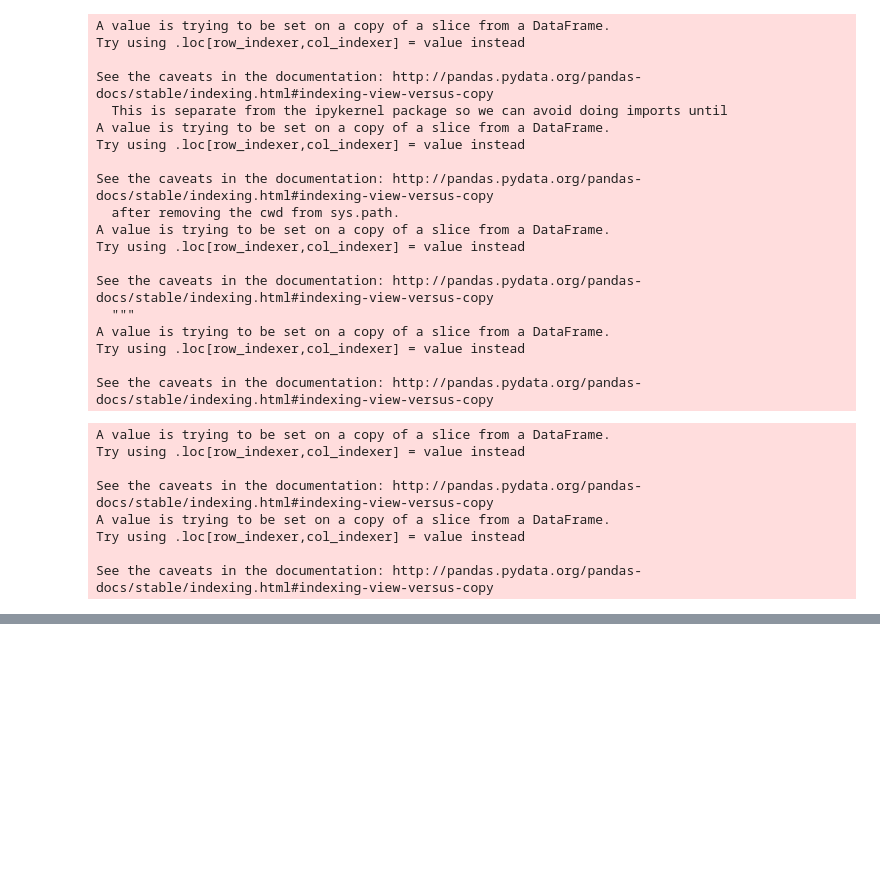
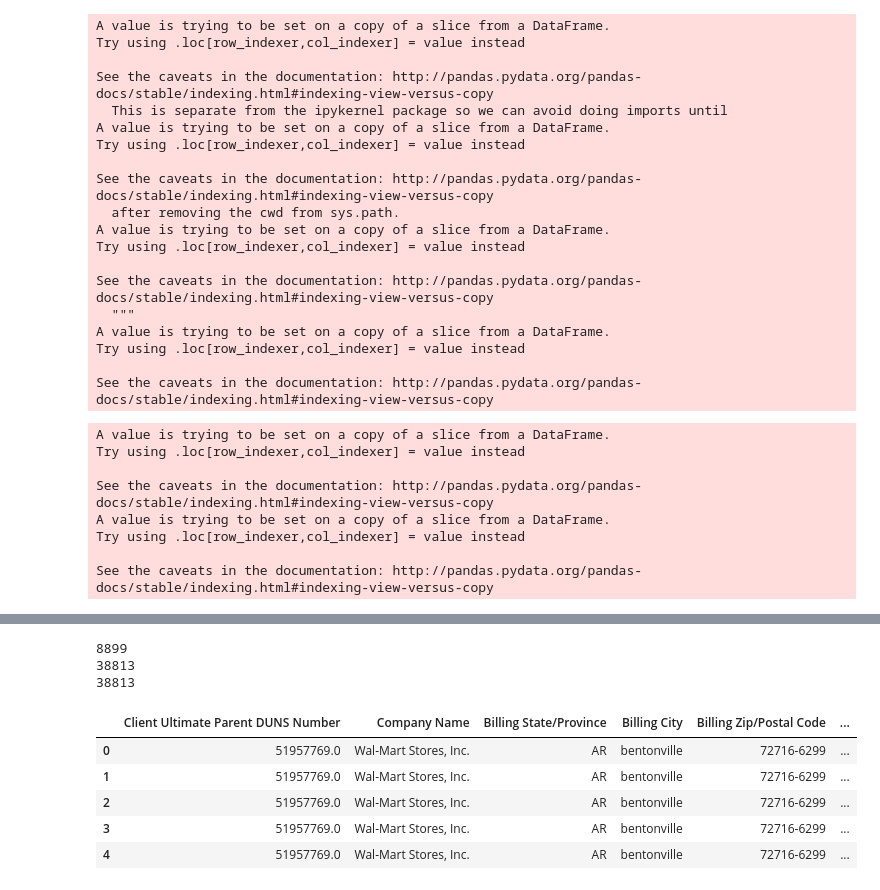
Before and after one commit to ccirelli2/Data-Merge-Project, a Jupyter notebook: Database Merge_v3.ipynb, the cells around one changed output, grey strips where cells are left out. Saved outputs shown, nothing was run; the diff lists cells and outputs as text; code cells hidden in the pictures; blank space fills up the shorter version.

```diff
--- a/Database Merge_v3.ipynb
+++ b/Database Merge_v3.ipynb
@@ -163,0 +184,18 @@ See the caveats in the documentation: http://pandas.pydata.org/pandas-docs/stabl
+# %%
+CIQ_city_lowercase = [city.lower() for city in DAT_CIQ['Primary City']]
+
+def convert_city_2_lowercase(DAT_SF):
+
+    List_lowercase_city = []
+
+    for city in DAT_SF['Billing City']:
+        if isinstance(city, str):
+            List_lowercase_city.append(city.lower())
+        else:
+            List_lowercase_city.append(city)
+    return List_lowercase_city
+
+SF_city_lowercase = convert_city_2_lowercase(DAT_SF)
+
+DAT_CIQ['Primary City'] = CIQ_city_lowercase
+DAT_SF['Billing City'] = SF_city_lowercase
@@ -163,0 +212,17 @@ See the caveats in the documentation: http://pandas.pydata.org/pandas-docs/stabl
+# %%
+print(len(CIQ_city_lowercase))
+print(len(DAT_SF))
+print(len(SF_city_lowercase))
+# %% [output]
+8899
+38813
+38813
+# %%
+DAT_SF.head()
+# %% [output]
+|  | Client Ultimate Parent DUNS Number | Company Name | Billing State/Province | Billing City | Billing Zip/Postal Code | ... |
+| 0 | 51957769.0 | Wal-Mart Stores, Inc. | AR | bentonville | 72716-6299 | ... |
+| 1 | 51957769.0 | Wal-Mart Stores, Inc. | AR | bentonville | 72716-6299 | ... |
+| 2 | 51957769.0 | Wal-Mart Stores, Inc. | AR | bentonville | 72716-6299 | ... |
+| 3 | 51957769.0 | Wal-Mart Stores, Inc. | AR | bentonville | 72716-6299 | ... |
+| 4 | 51957769.0 | Wal-Mart Stores, Inc. | AR | bentonville | 72716-6299 | ... |
```
Also changed, not shown: parts of 28 cells of this notebook, 1 other file.
